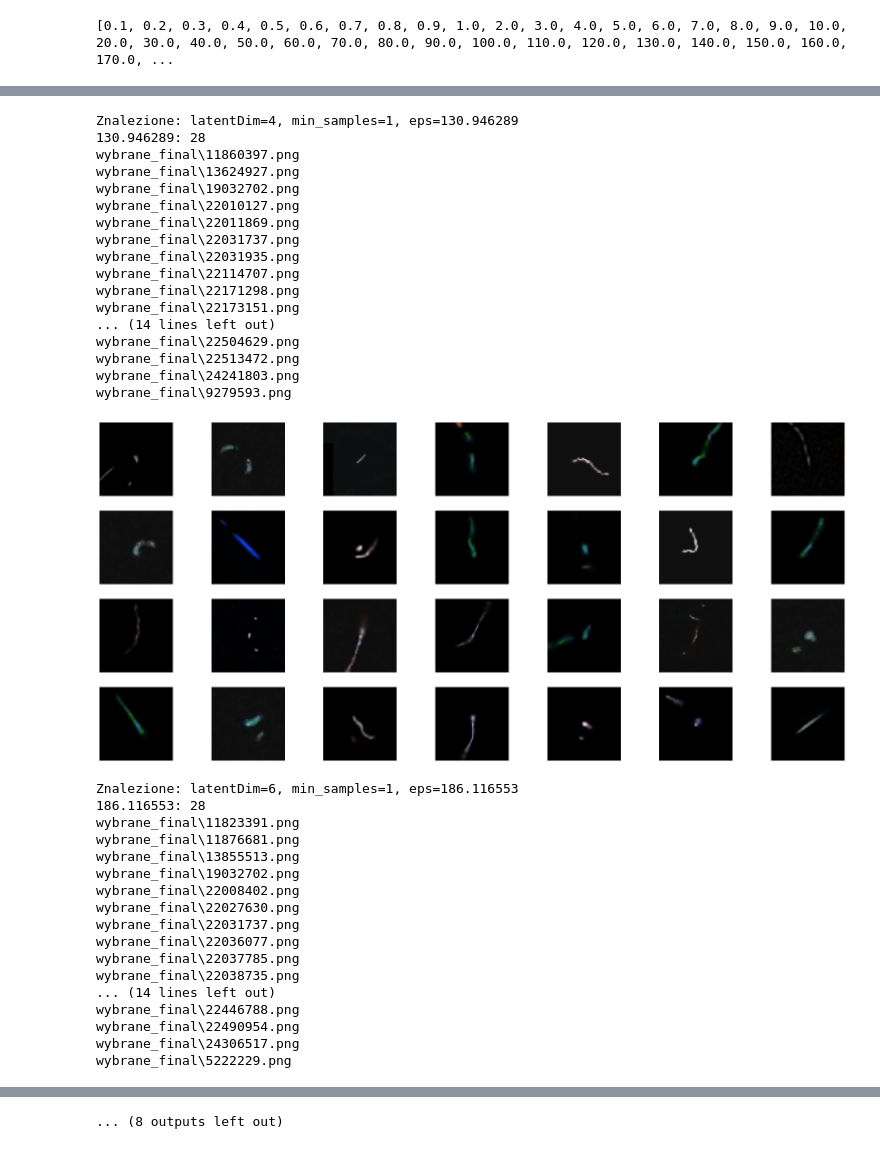
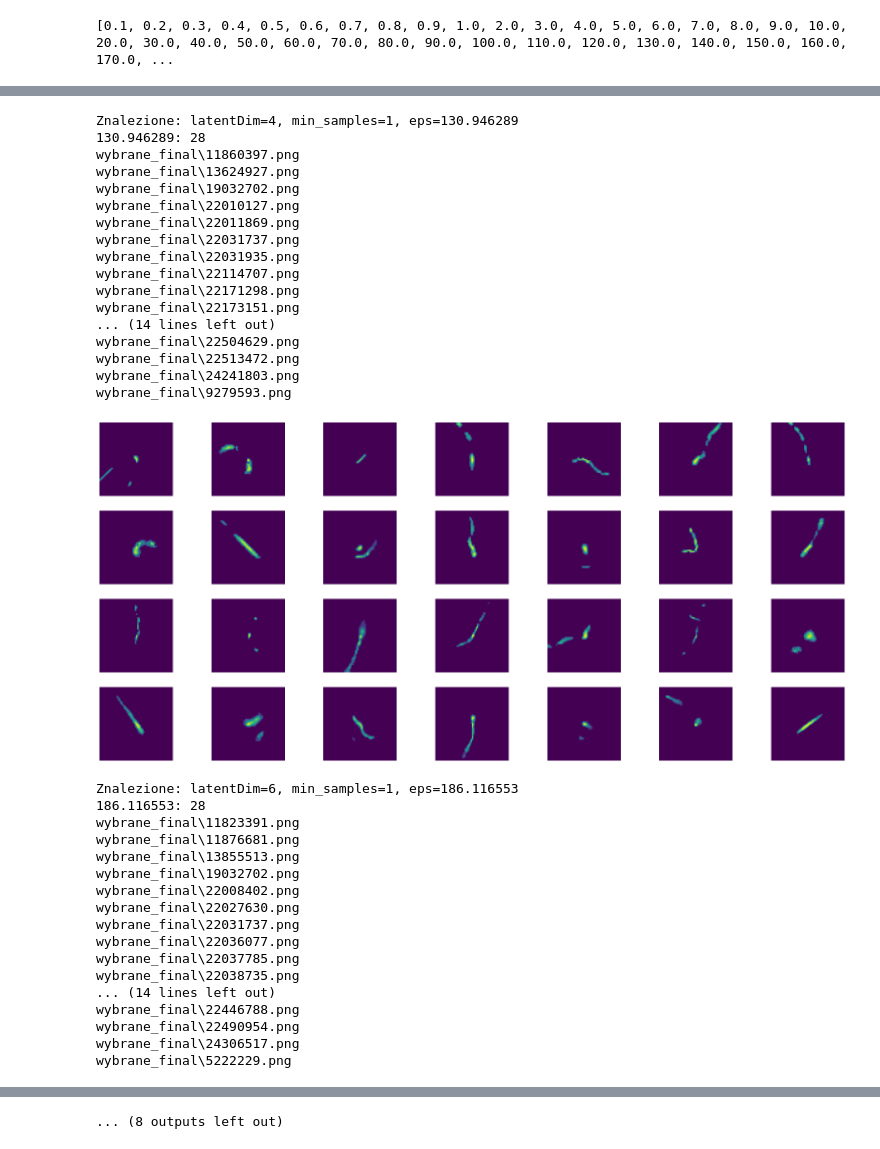
Before and after one commit to marp-science/credo-anomalies, a Jupyter notebook: thv2_04_train_and_generate_embedding_find_3sigma_agglomerative.ipynb, the cells around one changed output, grey strips where cells are left out. Drawn from its saved outputs; the diff is of its cells as text; code cells hidden in the pictures.

```diff
--- a/thv2_04_train_and_generate_embedding_find_3sigma_agglomerative.ipynb
+++ b/thv2_04_train_and_generate_embedding_find_3sigma_agglomerative.ipynb
@@ -20,11 +20,27 @@ from align_images_pca import align_image
 from PIL import Image
 import numpy as np
 import glob
-
+w
 
 CACHE_IMAGES = 'cache/images_v2.pickle'
 
 ALL_SRC = 'wybrane_final'
+
+
+def load_image(image_path, align=True):
+    img = Image.open(image_path)
+    img = img.convert('L')
+    image = np.asarray(img)
+    #image = np.asarray(Image.open(image_path).convert('L'))
+    if align:
+        image = align_image(image)
+    mask = np.where(image > 25, 1, 0)
+    image = mask * image
+    if np.max(image) == 0:
+        return None
+    image = image.astype(np.float32) / np.max(image)
+    image = np.expand_dims(image, 2)
+    return image
 
 
 def load_images(src):
@@ -33,17 +49,9 @@ def load_images(src):
     files = list(glob.glob("%s/*.png" % src))
     files = sorted(files)
     for image_path in files:
-        img = Image.open(image_path)
-        img = img.convert('L')
-        image = np.asarray(img)
-        #image = np.asarray(Image.open(image_path).convert('L'))
-        image = align_image(image)
-        mask = np.where(image > 25, 1, 0)
-        image = mask * image
-        if np.max(image) == 0:
+        image = load_image(src)
+        if image is None:
             continue
-        image = image.astype(np.float32) / np.max(image)
-        image = np.expand_dims(image, 2)
         images.append(image)
         files_used.append(image_path)
     return np.asarray(images), files_used
@@ -258,7 +266,7 @@ def algomerative(embedding, t_files, latentDim, eps, draw_cluster, ms=1):
         rows = int(len(my_ids) / 7) + 1
 
         for aaa in range(len(my_ids)):
-            img_help = cv2.imread(t_files[my_ids[aaa]])
+            img_help = load_image(t_files[my_ids[aaa]], False)
             print(t_files[my_ids[aaa]])
 
             aaa1 = aaa + 1
@@ -311,21 +319,21 @@ wybrane_final\5392310.png
 Znalezione: latentDim=4, min_samples=1, eps=130.946289
 130.946289: 28
 wybrane_final\11860397.png
 wybrane_final\13624927.png
 wybrane_final\19032702.png
 wybrane_final\22010127.png
 wybrane_final\22011869.png
 wybrane_final\22031737.png
 wybrane_final\22031935.png
 wybrane_final\22114707.png
 wybrane_final\22171298.png
 wybrane_final\22173151.png
 ... (14 lines left out)
 wybrane_final\22504629.png
 wybrane_final\22513472.png
 wybrane_final\24241803.png
 wybrane_final\9279593.png
-[figure, old version]
+[figure, new version]
 Znalezione: latentDim=6, min_samples=1, eps=186.116553
 186.116553: 28
 wybrane_final\11823391.png
```
Also changed, not shown: parts of 1 cell of this notebook, 1 other file.
